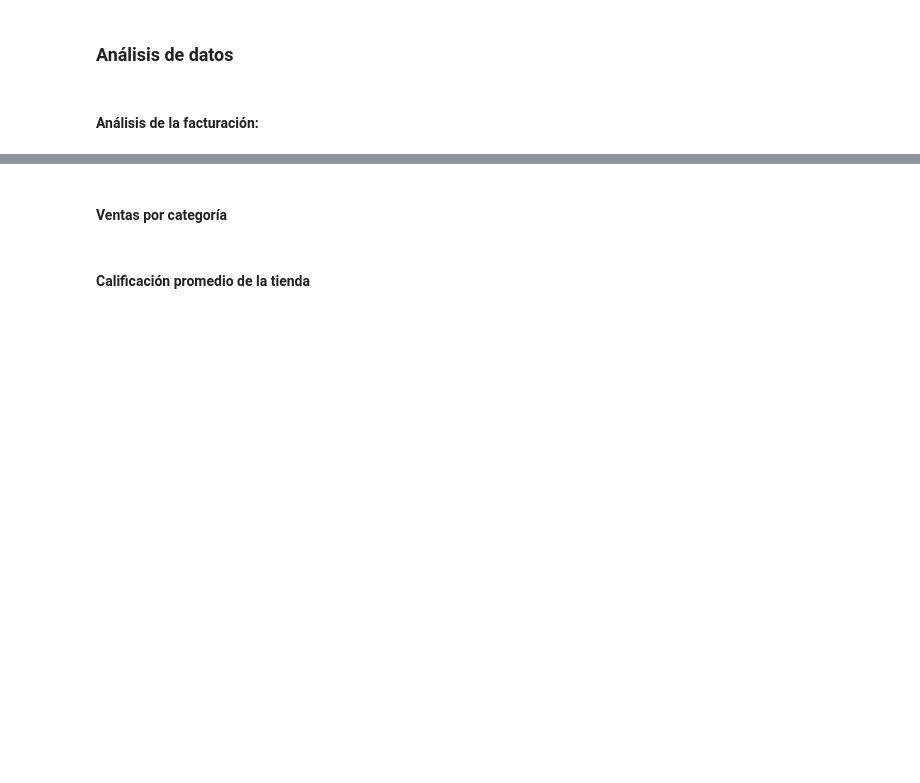
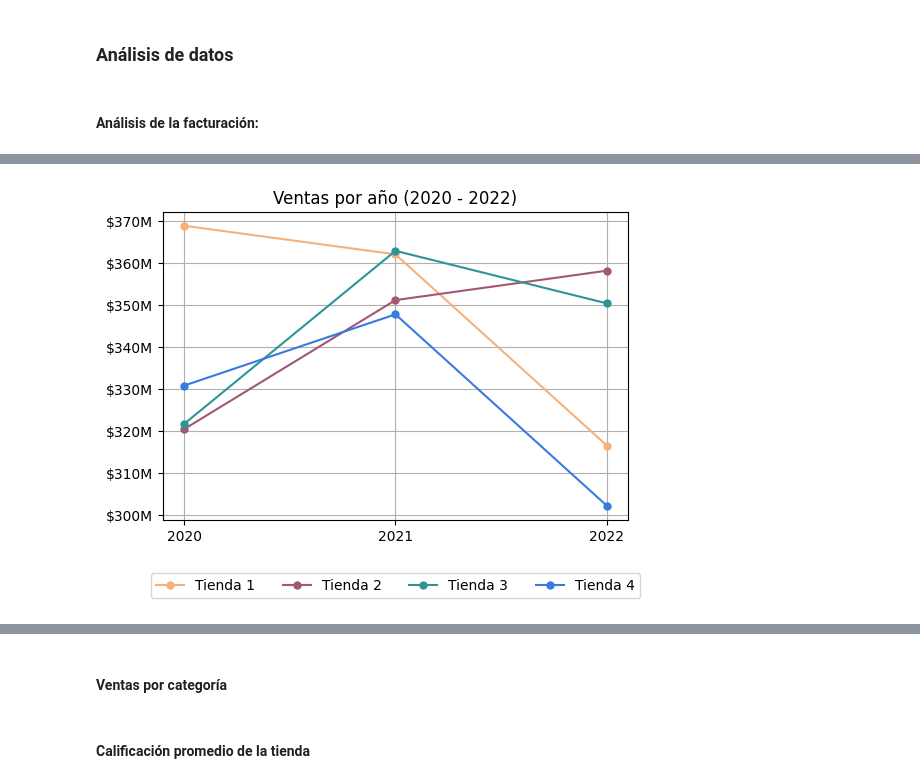
Before and after one commit to ecordovag/challenge_alura_store, a Jupyter notebook: AluraStoreLatam.ipynb, the cells around one changed output, grey strips where cells are left out. Cells and saved outputs as stored; diff of their text form; code cells hidden in the pictures; blank space fills up the shorter version.

```diff
--- a/AluraStoreLatam.ipynb
+++ b/AluraStoreLatam.ipynb
@@ -429,0 +493,16 @@ plt.show()
+# %%
+# Tabla resumen de ventas por año (2020 - 2022) y por tienda
+
+# Combinacíon de dataframes
+df_combinados = pd.concat([tienda, tienda2, tienda3, tienda4])
+
+# Filtrado de filas pertenecientes a los años 2020 - 2022
+df_combinados_2022 = df_combinados.loc[df_combinados['Ano'].isin([2020, 2021, 2022])]
+
+# Creación de la tabla resumen
+tabla_resumen = pd.pivot_table(df_combinados_2022, values = 'Precio', index = 'Ano', columns = 'Tienda', aggfunc = 'sum', fill_value = 0)
+tabla_resumen.index = tabla_resumen.index.astype('str')
+
+# Aplicación de formato a la tabla resumen creada
+tabla_resumen_formateada = tabla_resumen.map(lambda x: f'${x:,.0f}')
+tabla_resumen_formateada
@@ -429,0 +515,18 @@ plt.show()
+# %%
+# Gráfica de ventas totales por año
+
+# Creación del gráfico
+fig, ax = plt.subplots(figsize = (6,4))
+
+# Formatear con un color y un marcador determinados cada línea graficada:
+colores = ['#F6B17A', '#A25772', '#2D9596', '#387ADF']
+for color, columna in zip(colores, tabla_resumen.columns):
+    ax.plot(tabla_resumen.index, tabla_resumen[columna], label=columna, color=color, linewidth=1.5, marker='o', markersize=5)
+
+ax.set_title('Ventas por año (2020 - 2022)')
+ax.yaxis.set_major_formatter(FuncFormatter(millones))
+ax.legend(loc='upper center', bbox_to_anchor=(0.5, -0.15), ncol=4)
+ax.grid(True)
+plt.show()
+# %% [output]
+[figure, added]
```
Also changed, not shown: parts of 27 cells of this notebook.
